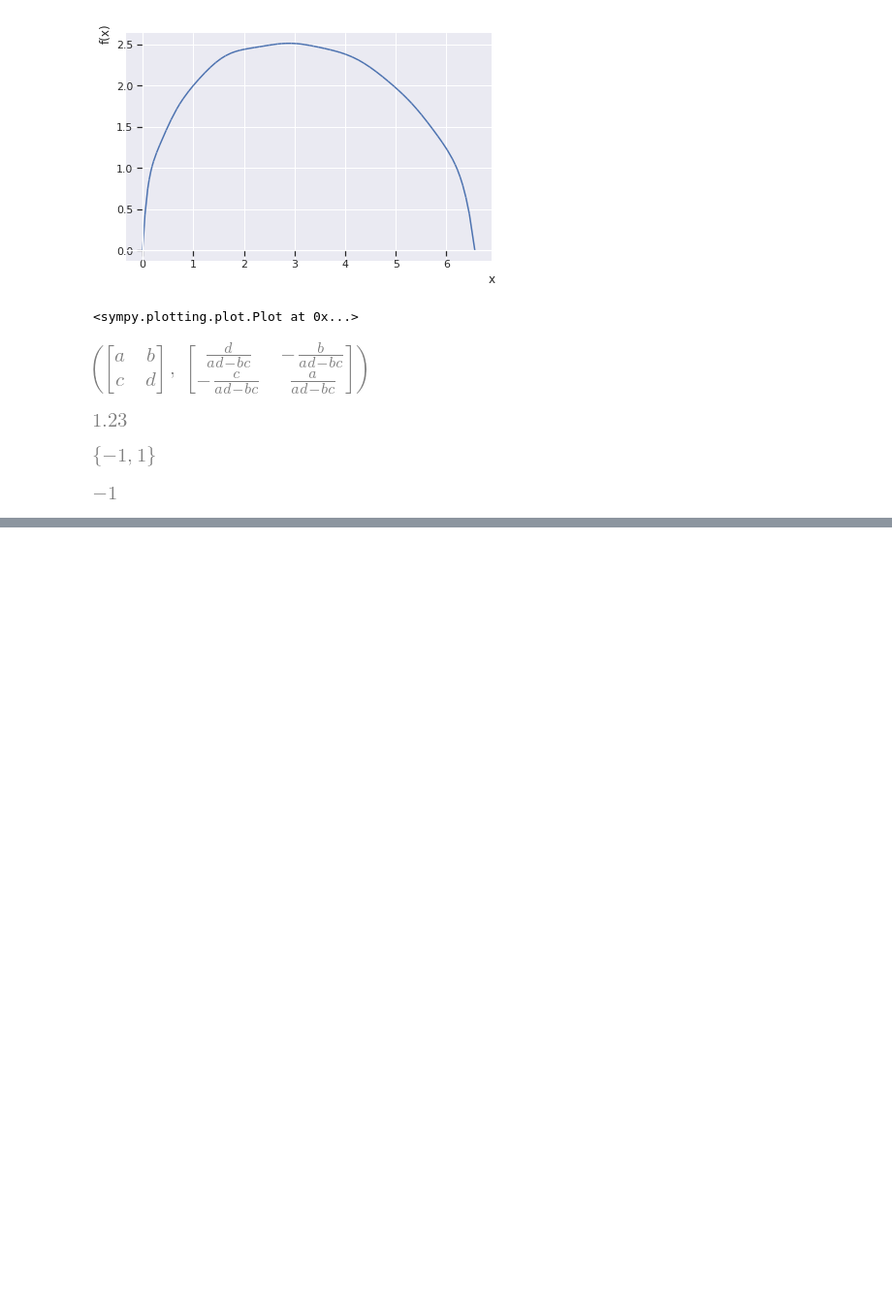
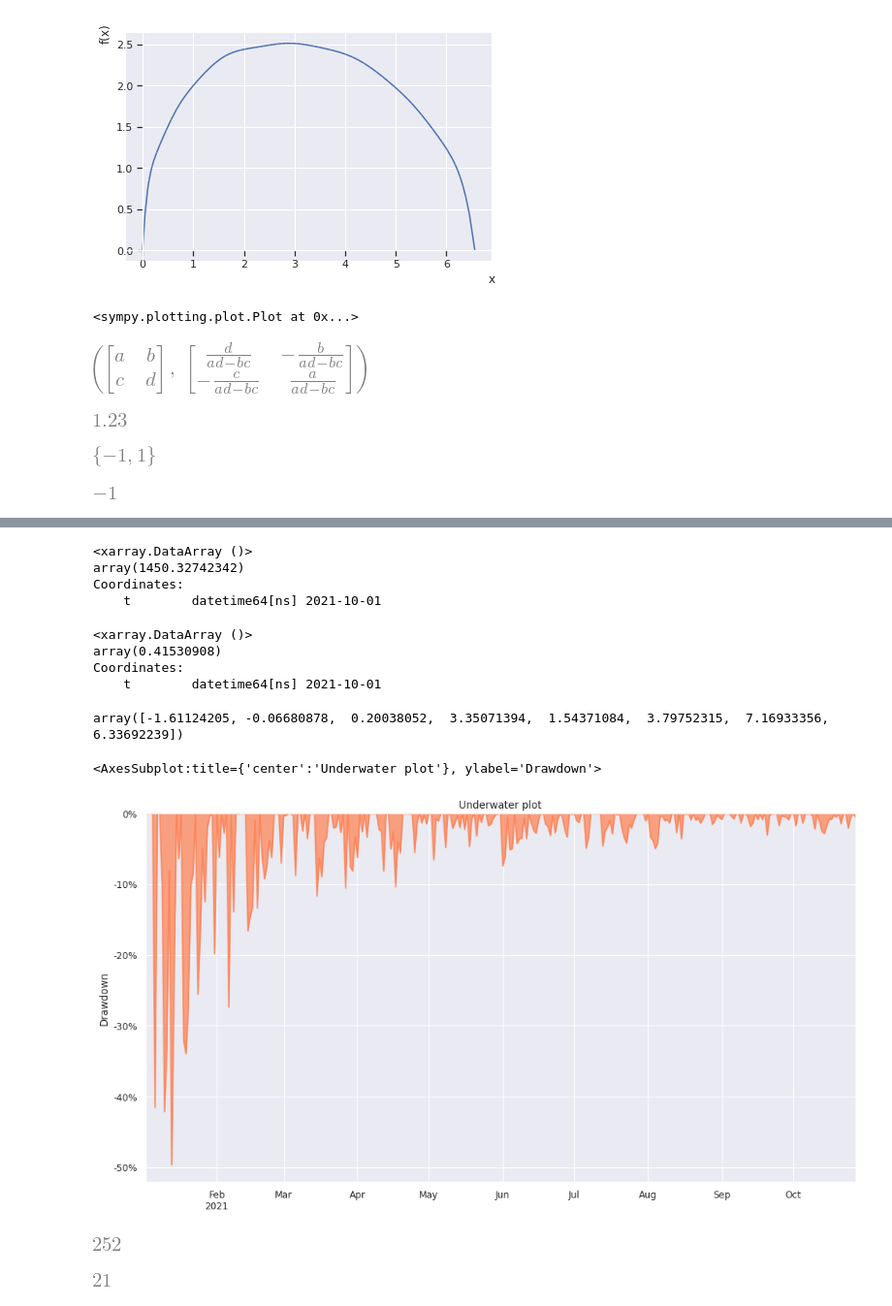
Before and after one commit to cs224/jupyter-docker-hello-world, a Jupyter notebook: 0000-template-standard.ipynb, the cells around one changed output, grey strips where cells are left out. Shown at 97% size. Drawn from its saved outputs; the diff is of its cells as text; code cells hidden in the pictures; blank space fills up the shorter version.

```diff
--- a/0000-template-standard.ipynb
+++ b/0000-template-standard.ipynb
@@ -249,0 +394,17 @@ list(solution)[0]
+# %%
+xr.apply_ufunc(calc_sstot, lxr2, input_core_dims=[["window"]], vectorize = True).loc[dict(t='2021-10-01')]
+# %% [output]
+<xarray.DataArray ()>
+array(1450.32742342)
+Coordinates:
+    t        datetime64[ns] 2021-10-01
+# %%
+ssres = lxpolyfit['polyfit_residuals']
+sstot = xr.apply_ufunc(calc_sstot, lxr2, input_core_dims=[["window"]], vectorize = True)
+lxr3 = 1 - ssres/sstot
+lxr3.loc[dict(t='2021-10-01')]
+# %% [output]
+<xarray.DataArray ()>
+array(0.41530908)
+Coordinates:
+    t        datetime64[ns] 2021-10-01
@@ -249,0 +414,11 @@ list(solution)[0]
+# %%
+empyrical.cum_returns(empyrical.simple_returns(y))[:8]
+# %% [output]
+array([-1.61124205, -0.06680878,  0.20038052,  3.35071394,  1.54371084,  3.79752315,  7.16933356,  6.33692239])
+# %%
+plt.figure(figsize=(15, 8), dpi=80, facecolor='w', edgecolor='k')
+ax = plt.subplot(1, 1, 1)
+pyfolio.plot_drawdown_underwater(empyrical.simple_returns(ldf.y), ax=ax)
+# %% [output]
+<AxesSubplot:title={'center':'Underwater plot'}, ylabel='Drawdown'>
+[figure, added]
@@ -249,0 +467,8 @@ list(solution)[0]
+# %%
+empyrical.periods.ANNUALIZATION_FACTORS[empyrical.periods.DAILY]
+# %% [output]
+[figure, added]
+# %%
+pyfolio.utils.APPROX_BDAYS_PER_MONTH
+# %% [output]
+[figure, added]
```
Also changed, not shown: parts of 22 cells of this notebook, 1 other file.
